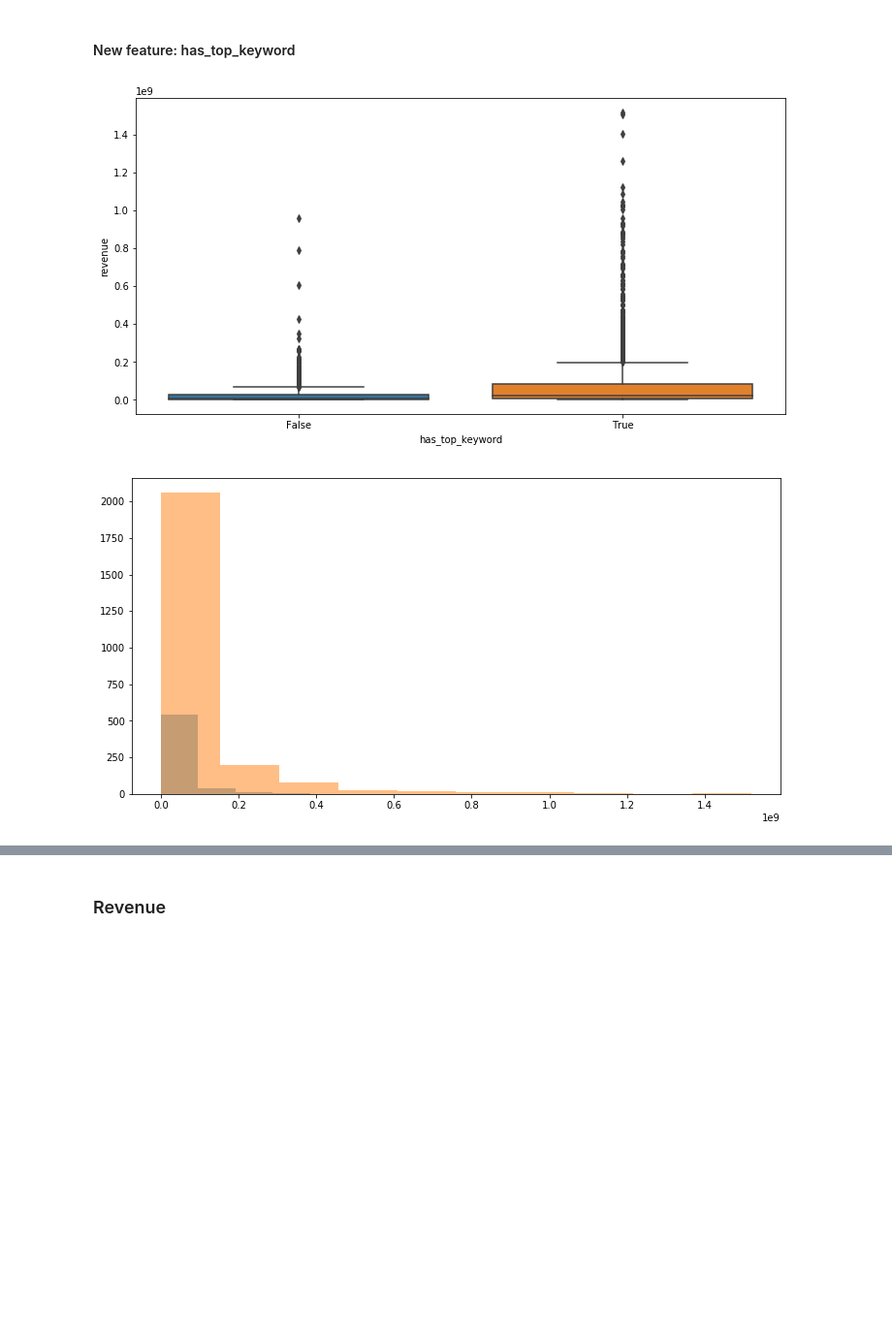
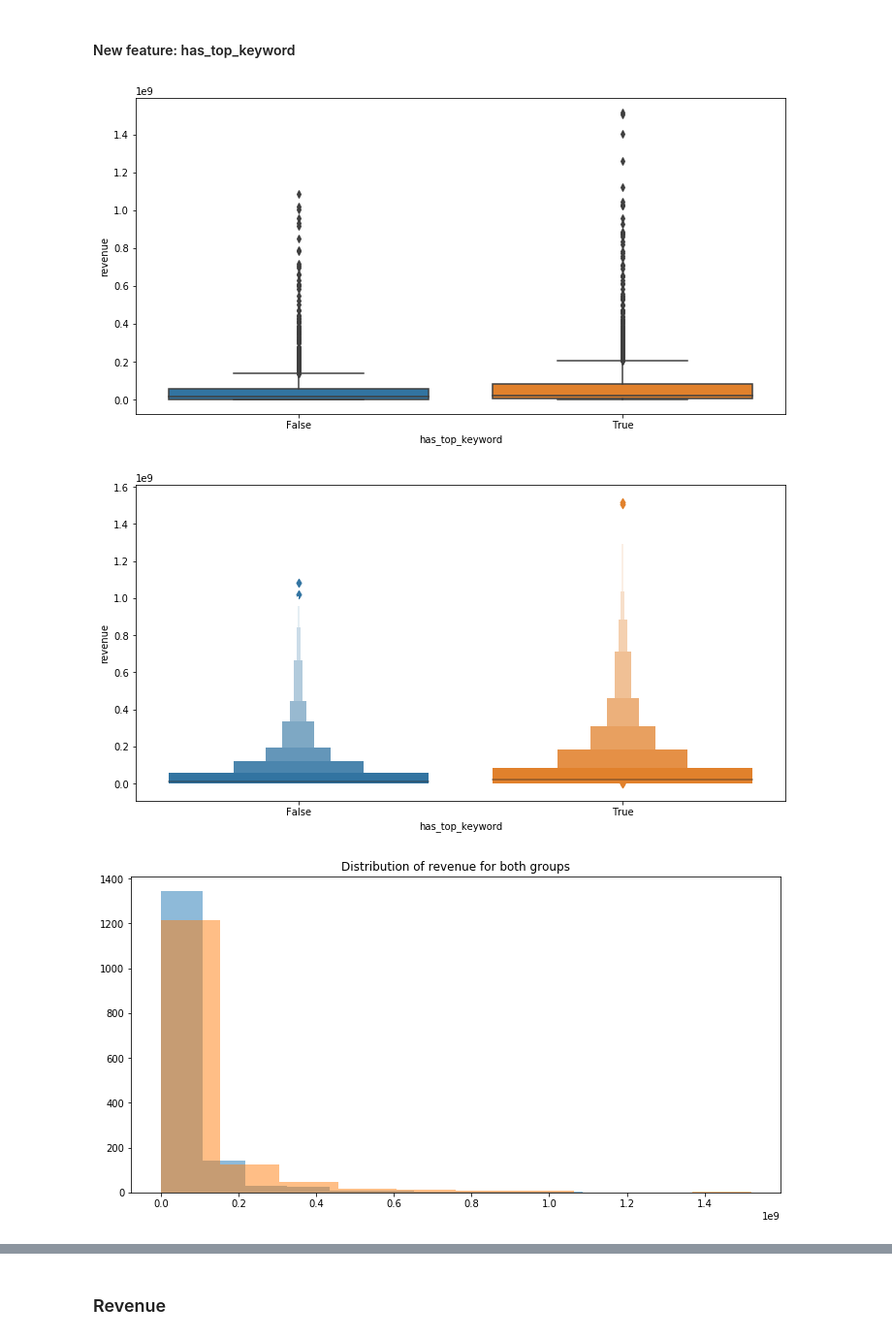
Before and after one commit to Cruzzor/BoxOffice, a Jupyter notebook: exploration_marcel.ipynb, the cells around one changed output, grey strips where cells are left out. Shown: that part at 97% size. Drawn from its saved outputs; the diff is of its cells as text; code cells hidden in the pictures; blank space fills up the shorter version.

Commit message:
Creating has_top_keyword feature based on revenue analysis

```diff
--- a/exploration_marcel.ipynb
+++ b/exploration_marcel.ipynb
@@ -63,7 +63,10 @@ print(data.Keywords[2])
 # Function for extracting names out of a keywords list
 # Also replaces spaces by underscores for better further processing
 def extract_names(keyword_list):
-    return list(map(lambda x: x['name'].replace(' ', '_'), ast.literal_eval(keyword_list)))
+    if pd.isna(keyword_list):
+        return []
+    else:
+        return list(map(lambda x: x['name'].replace(' ', '_'), ast.literal_eval(keyword_list)))
 
 # Apply above function to get a list of name lists
 list_of_name_list = data[data.Keywords.notna()]["Keywords"].map(extract_names, na_action=None).tolist()
@@ -130,31 +133,50 @@ print('{} keywords occur only once in the whole dataset'.format(len([x for (x,y)
 # %%
 # Remove single usage keywords
 multi_keywords = [(x,y) for (x,y) in counter.items() if y != 1]
 
 # Computing the top x most used percent of keywords
-perc_thresh = 90
+# x chosen so that dataset is balanced
+perc_thresh = 99
 perc = np.percentile([y for (x,y) in multi_keywords], perc_thresh)
 top_keywords = [x for (x,y) in counter.items() if y >= perc]
 
 def has_top_keyword(keyword_list):
     if not pd.isna(keyword_list):
         list_of_keywords = extract_names(keyword_list)
         for keyword in list_of_keywords:
             if keyword in top_keywords:
                 return True
     return False
 
 copy_data = data.copy()
 copy_data['has_top_keyword'] = copy_data["Keywords"].map(has_top_keyword, na_action=None)
 
 plt.figure(figsize=(12,6))
 sns.boxplot(x='has_top_keyword', y='revenue', data=copy_data)
 plt.show()
 
 plt.figure(figsize=(12,6))
+sns.boxenplot(x='has_top_keyword', y='revenue', data=copy_data)
+plt.show()
+
+plt.figure(figsize=(12,6))
 plt.hist(x='revenue', data=copy_data[copy_data['has_top_keyword'] == False], alpha=0.5)
 plt.hist(x='revenue', data=copy_data[copy_data['has_top_keyword'] == True], alpha=0.5)
+plt.title('Distribution of revenue for both groups')
 plt.show()
+
+# Some metrics
+nr_no_top_kw = len(copy_data[copy_data['has_top_keyword'] == False])
+nr_top_kw = len(copy_data[copy_data['has_top_keyword'] == True])
+mean_no_top_kw = round(np.mean(copy_data[copy_data['has_top_keyword'] == False].revenue), 1)
+mean_top_kw = round(np.mean(copy_data[copy_data['has_top_keyword'] == True].revenue), 1)
+median_no_top_kw = round(np.median(copy_data[copy_data['has_top_keyword'] == False].revenue), 1)
+median_top_kw = round(np.median(copy_data[copy_data['has_top_keyword'] == True].revenue), 1)
+
+metrics = {'has_top_keyword': ['true', 'false'], 'movies_count': [nr_top_kw, nr_no_top_kw], 'mean_revenue': [mean_top_kw, mean_no_top_kw], 'median_revenue': [median_top_kw, median_no_top_kw]}
+metrics_df = pd.DataFrame(data=metrics)
+metrics_df.set_index('has_top_keyword')
 # %% [output]
-[figure, old version]
+[figure, new version]
-[figure, old version]
+[figure, new version]
+[figure, added]
```
Also changed, not shown: parts of 9 cells of this notebook.
